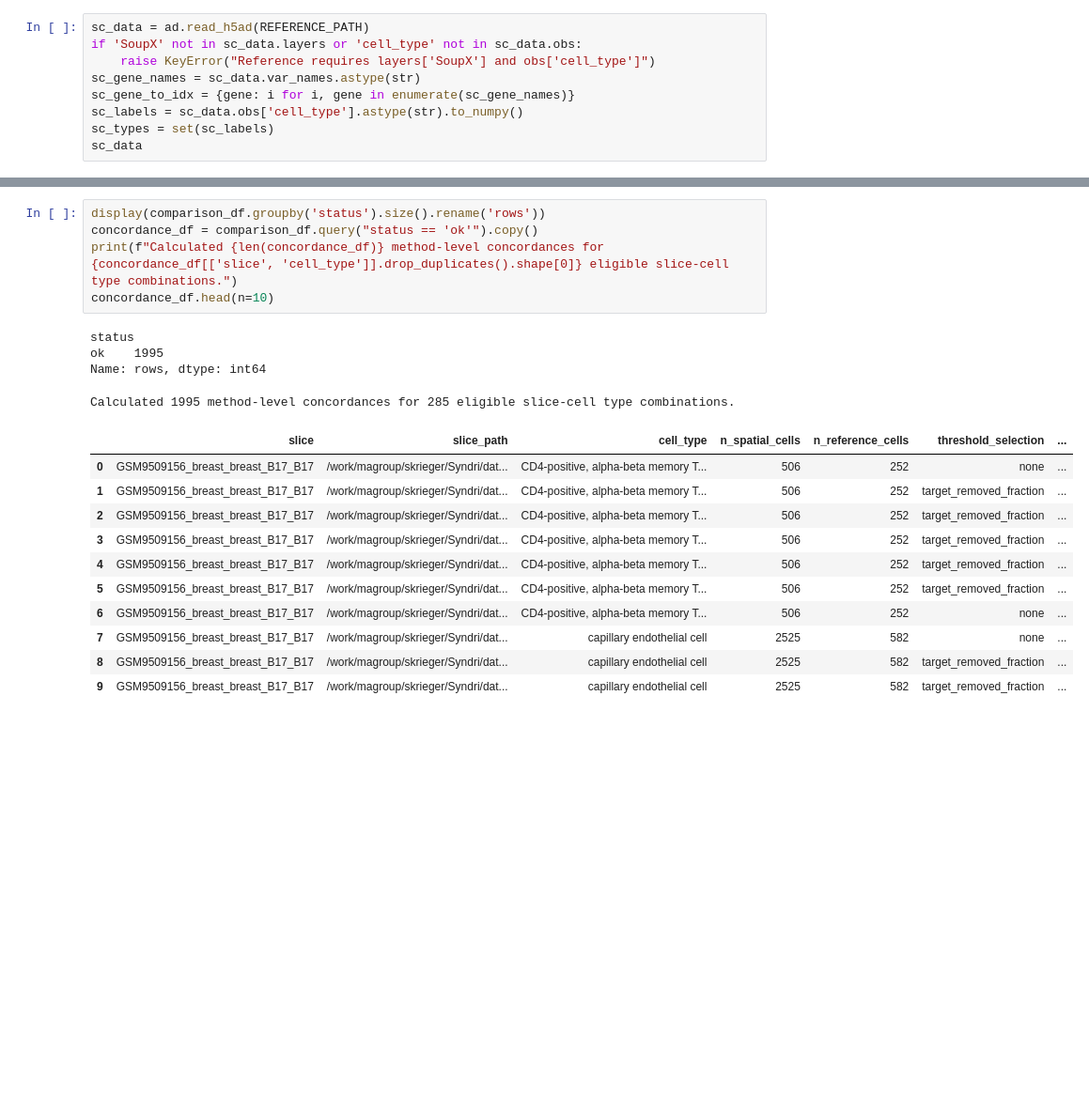
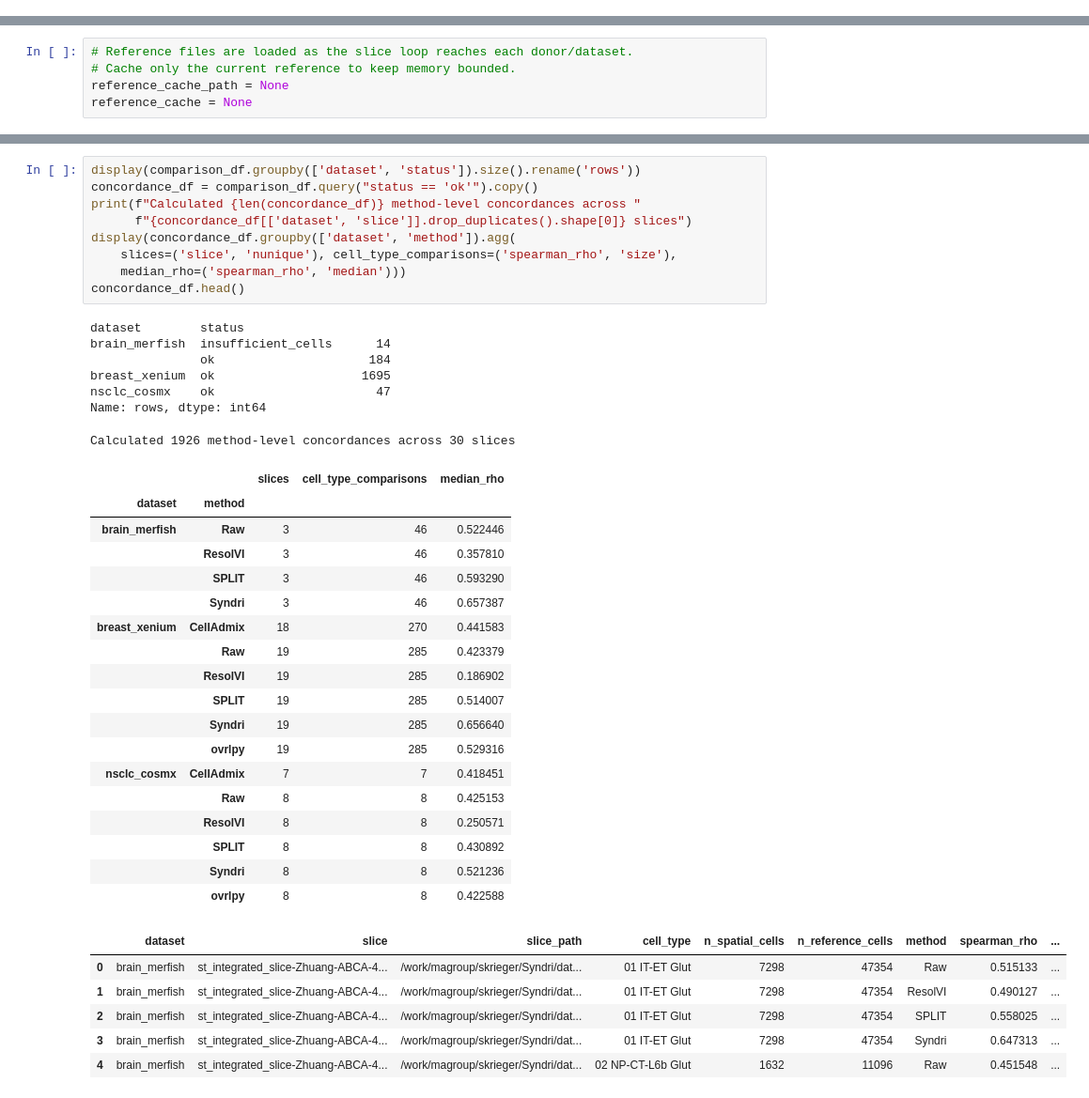
Before and after one commit to gkrieg/Syndri, a Jupyter notebook: context_analysis/VariancePreservation.ipynb, the cells around one changed output, grey strips where cells are left out. Shown at 94% size. Saved outputs shown, nothing was run; the diff lists cells and outputs as text; blank space fills up the shorter version.

```diff
--- a/context_analysis/VariancePreservation.ipynb
+++ b/context_analysis/VariancePreservation.ipynb
@@ -147,9 +211,0 @@ def slice_id_from_path(path):
-# %%
-sc_data = ad.read_h5ad(REFERENCE_PATH)
-if 'SoupX' not in sc_data.layers or 'cell_type' not in sc_data.obs:
-    raise KeyError("Reference requires layers['SoupX'] and obs['cell_type']")
-sc_gene_names = sc_data.var_names.astype(str)
-sc_gene_to_idx = {gene: i for i, gene in enumerate(sc_gene_names)}
-sc_labels = sc_data.obs['cell_type'].astype(str).to_numpy()
-sc_types = set(sc_labels)
-sc_data
@@ -252,0 +212,5 @@ comparison_df.sort_values(['slice', 'cell_type', 'method'], na_position='last').
+# %%
+# Reference files are loaded as the slice loop reaches each donor/dataset.
+# Cache only the current reference to keep memory bounded.
+reference_cache_path = None
+reference_cache = None
@@ -253,21 +364,41 @@ comparison_df.sort_values(['slice', 'cell_type', 'method'], na_position='last').
 # %%
-display(comparison_df.groupby('status').size().rename('rows'))
+display(comparison_df.groupby(['dataset', 'status']).size().rename('rows'))
 concordance_df = comparison_df.query("status == 'ok'").copy()
-print(f"Calculated {len(concordance_df)} method-level concordances for {concordance_df[['slice', 'cell_type']].drop_duplicates().shape[0]} eligible slice-cell type combinations.")
-concordance_df.head(n=10)
+print(f"Calculated {len(concordance_df)} method-level concordances across "
+      f"{concordance_df[['dataset', 'slice']].drop_duplicates().shape[0]} slices")
+display(concordance_df.groupby(['dataset', 'method']).agg(
+    slices=('slice', 'nunique'), cell_type_comparisons=('spearman_rho', 'size'),
+    median_rho=('spearman_rho', 'median')))
+concordance_df.head()
 # %% [output]
-status
-ok    1995
+dataset        status
+brain_merfish  insufficient_cells      14
+               ok                     184
+breast_xenium  ok                    1695
+nsclc_cosmx    ok                      47
 Name: rows, dtype: int64
-Calculated 1995 method-level concordances for 285 eligible slice-cell type combinations.
+Calculated 1926 method-level concordances across 30 slices
-|  | slice | slice_path | cell_type | n_spatial_cells | n_reference_cells | threshold_selection | ... |
-| 0 | GSM9509156_breast_breast_B17_B17 | /work/magroup/skrieger/Syndri/dat... | CD4-positive, alpha-beta memory T... | 506 | 252 | none | ... |
-| 1 | GSM9509156_breast_breast_B17_B17 | /work/magroup/skrieger/Syndri/dat... | CD4-positive, alpha-beta memory T... | 506 | 252 | target_removed_fraction | ... |
-| 2 | GSM9509156_breast_breast_B17_B17 | /work/magroup/skrieger/Syndri/dat... | CD4-positive, alpha-beta memory T... | 506 | 252 | target_removed_fraction | ... |
-| 3 | GSM9509156_breast_breast_B17_B17 | /work/magroup/skrieger/Syndri/dat... | CD4-positive, alpha-beta memory T... | 506 | 252 | target_removed_fraction | ... |
-| 4 | GSM9509156_breast_breast_B17_B17 | /work/magroup/skrieger/Syndri/dat... | CD4-positive, alpha-beta memory T... | 506 | 252 | target_removed_fraction | ... |
-| 5 | GSM9509156_breast_breast_B17_B17 | /work/magroup/skrieger/Syndri/dat... | CD4-positive, alpha-beta memory T... | 506 | 252 | target_removed_fraction | ... |
-| 6 | GSM9509156_breast_breast_B17_B17 | /work/magroup/skrieger/Syndri/dat... | CD4-positive, alpha-beta memory T... | 506 | 252 | none | ... |
-| 7 | GSM9509156_breast_breast_B17_B17 | /work/magroup/skrieger/Syndri/dat... | capillary endothelial cell | 2525 | 582 | none | ... |
-| 8 | GSM9509156_breast_breast_B17_B17 | /work/magroup/skrieger/Syndri/dat... | capillary endothelial cell | 2525 | 582 | target_removed_fraction | ... |
-| 9 | GSM9509156_breast_breast_B17_B17 | /work/magroup/skrieger/Syndri/dat... | capillary endothelial cell | 2525 | 582 | target_removed_fraction | ... |
+|  |  | slices | cell_type_comparisons | median_rho |
+| dataset | method |  |  |  |
+| brain_merfish | Raw | 3 | 46 | 0.522446 |
+|  | ResolVI | 3 | 46 | 0.357810 |
+|  | SPLIT | 3 | 46 | 0.593290 |
+|  | Syndri | 3 | 46 | 0.657387 |
+| breast_xenium | CellAdmix | 18 | 270 | 0.441583 |
+|  | Raw | 19 | 285 | 0.423379 |
+|  | ResolVI | 19 | 285 | 0.186902 |
+|  | SPLIT | 19 | 285 | 0.514007 |
+|  | Syndri | 19 | 285 | 0.656640 |
+|  | ovrlpy | 19 | 285 | 0.529316 |
+| nsclc_cosmx | CellAdmix | 7 | 7 | 0.418451 |
+|  | Raw | 8 | 8 | 0.425153 |
+|  | ResolVI | 8 | 8 | 0.250571 |
+|  | SPLIT | 8 | 8 | 0.430892 |
+|  | Syndri | 8 | 8 | 0.521236 |
+|  | ovrlpy | 8 | 8 | 0.422588 |
+|  | dataset | slice | slice_path | cell_type | n_spatial_cells | n_reference_cells | method | spearman_rho | ... |
+| 0 | brain_merfish | st_integrated_slice-Zhuang-ABCA-4... | /work/magroup/skrieger/Syndri/dat... | 01 IT-ET Glut | 7298 | 47354 | Raw | 0.515133 | ... |
+| 1 | brain_merfish | st_integrated_slice-Zhuang-ABCA-4... | /work/magroup/skrieger/Syndri/dat... | 01 IT-ET Glut | 7298 | 47354 | ResolVI | 0.490127 | ... |
+| 2 | brain_merfish | st_integrated_slice-Zhuang-ABCA-4... | /work/magroup/skrieger/Syndri/dat... | 01 IT-ET Glut | 7298 | 47354 | SPLIT | 0.558025 | ... |
+| 3 | brain_merfish | st_integrated_slice-Zhuang-ABCA-4... | /work/magroup/skrieger/Syndri/dat... | 01 IT-ET Glut | 7298 | 47354 | Syndri | 0.647313 | ... |
+| 4 | brain_merfish | st_integrated_slice-Zhuang-ABCA-4... | /work/magroup/skrieger/Syndri/dat... | 02 NP-CT-L6b Glut | 1632 | 11096 | Raw | 0.451548 | ... |
```
Also changed, not shown: parts of 17 cells of this notebook, 25 other files.
